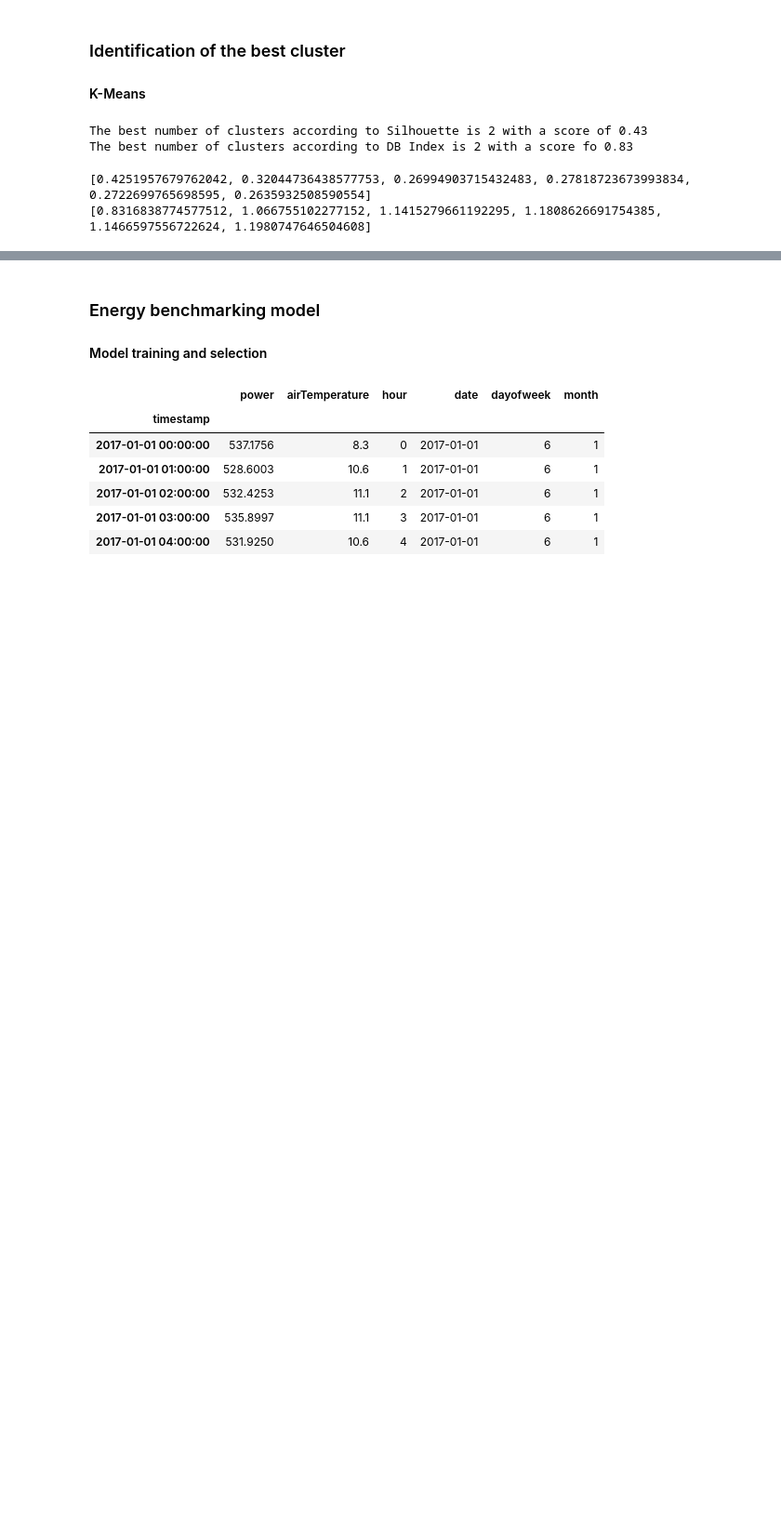
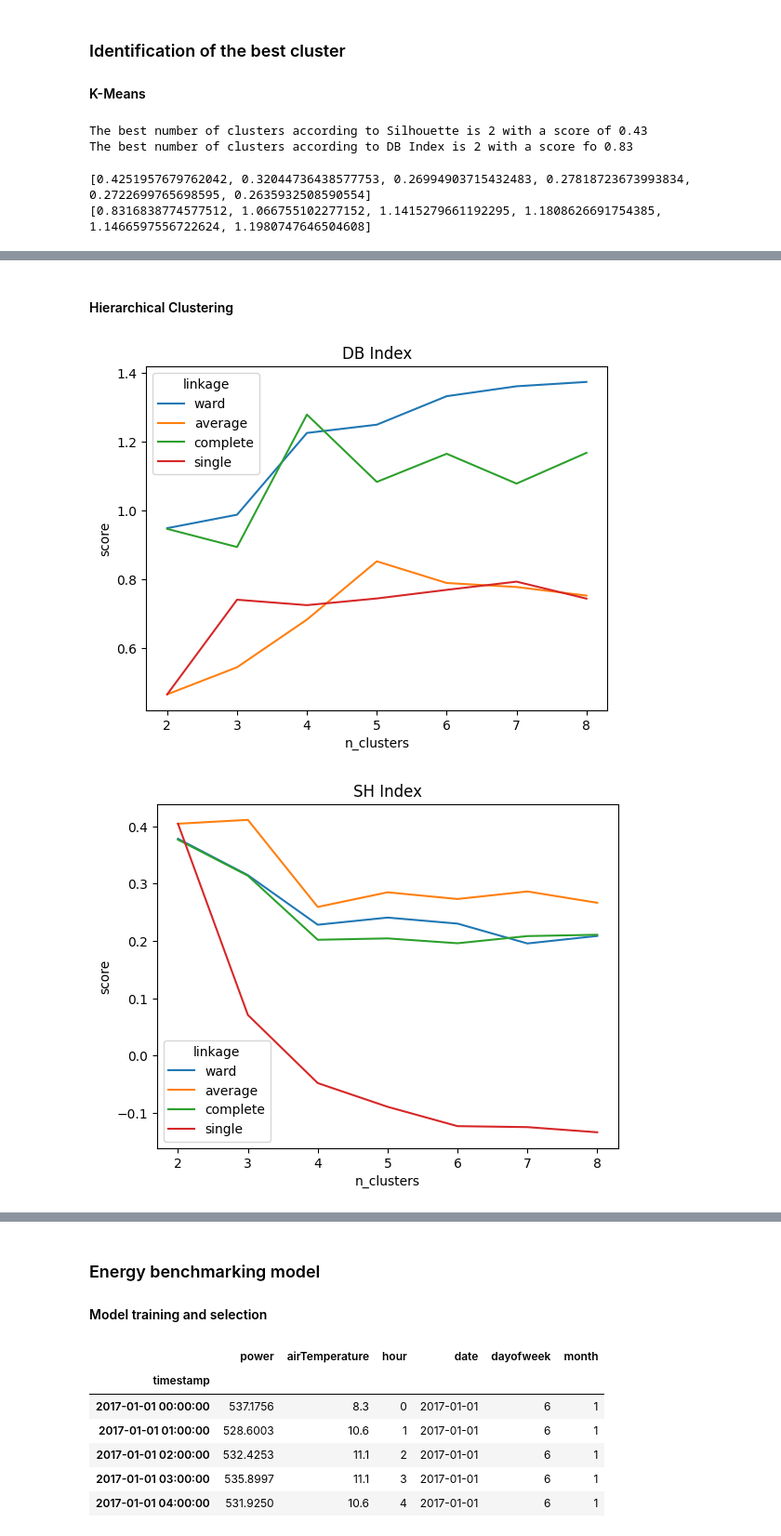
Before and after one commit to SimoneMicheli/dataScienceCourse-group5, a Jupyter notebook: solution.ipynb, the cells around one changed output, grey strips where cells are left out. Shown at 93% size. Saved outputs shown, nothing was run; the diff lists cells and outputs as text; code cells hidden in the pictures; blank space fills up the shorter version.

Commit message:
hierachical clustering and benchmark performed

```diff
--- a/solution.ipynb
+++ b/solution.ipynb
@@ -218,7 +243,9 @@ plt.show()
 # %%
 print(f'The number of date duplicated is: ', data.index.duplicated().sum())
 
-pv_data = data_withoutNA['2017-01-01':'2017-10-31'].pivot(index='date',columns='hour',values='power')
+data_withoutNA_training = data_withoutNA['2017-01-01':'2017-10-31']
+
+pv_data = data_withoutNA_training.pivot(index='date',columns='hour',values='power')
 # %% [output]
 The number of date duplicated is:  0
 # %%
@@ -405,0 +388,41 @@ See the caveats in the documentation: https://pandas.pydata.org/pandas-docs/stab
+# %% [markdown]
+#### Hierarchical Clustering
+# %%
+from sklearn.cluster import AgglomerativeClustering
+from sklearn.model_selection import ParameterGrid
+
+params = {
+    "n_clusters": [2, 3, 4, 5, 6, 7, 8],
+    "linkage": ["ward", "average", "complete", "single"]
+}
+
+db_df = []
+sh_df = []
+
+for config in ParameterGrid(params):
+    model = AgglomerativeClustering(**config)
+    model.fit(pv_data)
+    db_df.append({
+        'linkage': config['linkage'],
+        'n_clusters': config['n_clusters'],
+        'score': davies_bouldin_score(pv_data, model.labels_)
+    })
+    sh_df.append({
+        'linkage': config['linkage'],
+        'n_clusters': config['n_clusters'],
+        'score': silhouette_score(pv_data, model.labels_)
+    })
+
+db_df = pd.DataFrame(db_df)
+sh_df = pd.DataFrame(sh_df)
+# %%
+sns.lineplot(x="n_clusters", y="score", hue="linkage", data = db_df)
+plt.title("DB Index")
+plt.show()
+
+sns.lineplot(x="n_clusters", y="score", hue="linkage", data = sh_df)
+plt.title("SH Index")
+plt.show()
+# %% [output]
+[figure, added]
+[figure, added]
```
Also changed, not shown: parts of 39 cells of this notebook.
